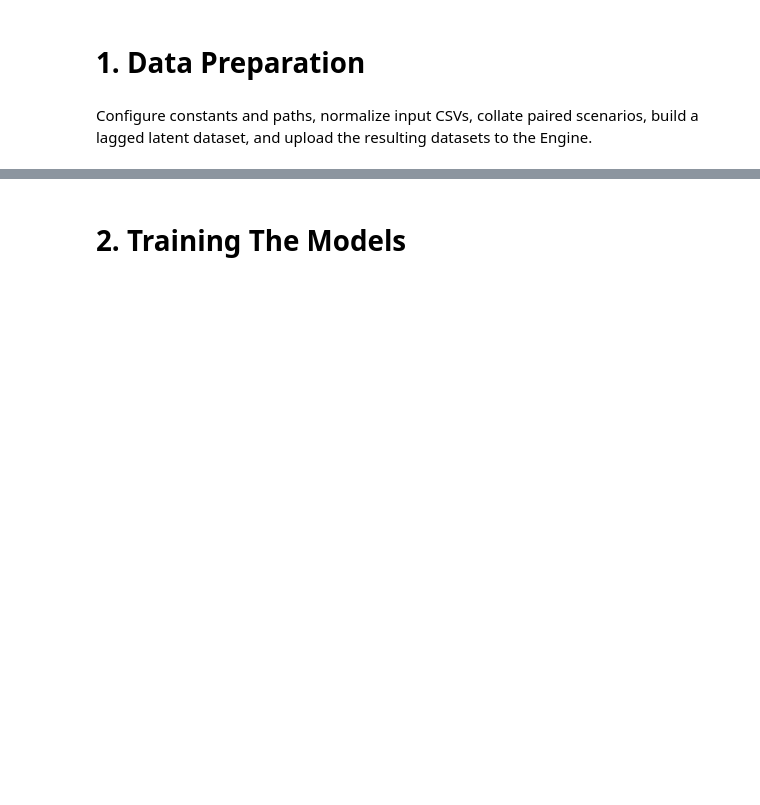
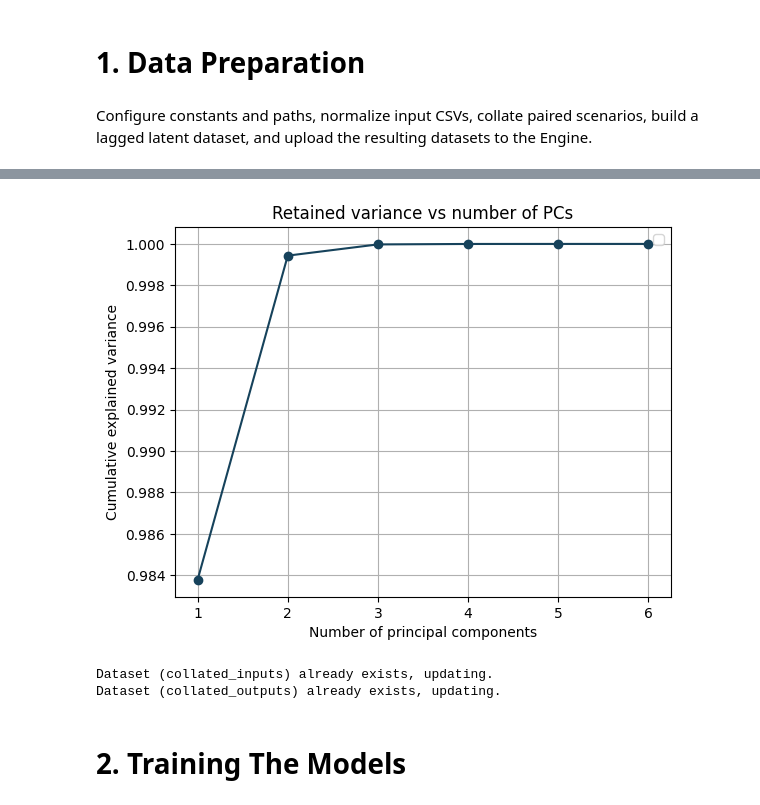
Before and after one commit to digiLab-ai/ukaea-sysuq-box, a Jupyter notebook: SysUQ.ipynb, the cells around one changed output, grey strips where cells are left out. Drawn from its saved outputs; the diff is of its cells as text; code cells hidden in the pictures; blank space fills up the shorter version.

```diff
--- a/SysUQ.ipynb
+++ b/SysUQ.ipynb
@@ -486,0 +516,14 @@ collated_outputs = pd.DataFrame(y, columns=y_cols)
+# %%
+# After fitting PCA
+ratios = pca.explained_variance_ratio_
+cum_var = np.cumsum(ratios)
+
+plt.figure()
+plt.plot(np.arange(1, len(cum_var) + 1), cum_var, marker="o", color=INDIGO)
+plt.xlabel("Number of principal components")
+plt.ylabel("Cumulative explained variance")
+plt.title("Retained variance vs number of PCs")
+plt.legend()
+plt.grid(True)
+plt.show()
+# %% [output]
@@ -487,3 +531,4 @@ collated_outputs = pd.DataFrame(y, columns=y_cols)
+[figure, added]
 # %%
 idx = collated_inputs.sample(n=n_retained_rows, random_state=42).index
 collated_inputs = collated_inputs.loc[idx]
@@ -498,18 +543,47 @@ collated_outputs = pd.read_csv(f"{data_directory}{os.sep}{output_filename}.csv")
 pca_matrix = pd.read_csv(f"{data_directory}{os.sep}{pca_filename}.csv")
 # %%
 # Upload the resources
-client.resources.upload(
-    project_id=client.projects.get_project_id_by_name(PROJECT_NAME),
-    name=input_filename,
-    resource_type="dataset",
-    file_path=f"{data_directory}{os.sep}{input_filename}.csv",
-)
-client.resources.upload(
-    project_id=client.projects.get_project_id_by_name(PROJECT_NAME),
-    name=output_filename,
-    resource_type="dataset",
-    file_path=f"{data_directory}{os.sep}{output_filename}.csv",
-)
+try:
+    client.resources.upload(
+        project_id=client.projects.get_project_id_by_name(PROJECT_NAME),
+        name=input_filename,
+        resource_type="dataset",
+        file_path=f"{data_directory}{os.sep}{input_filename}.csv",
+    )
+except Exception as e:
+    print(f"Dataset ({input_filename}) already exists, updating.")
+    client.resources.update(
+        project_id=client.projects.get_project_id_by_name(PROJECT_NAME),
+        resource_id=client.resources.get_resource_id_by_name(
+            project_id=client.projects.get_project_id_by_name(PROJECT_NAME),
+            name=input_filename,
+            resource_type="dataset"
+        ),
+        resource_type="dataset",
+        file_path=f"{data_directory}{os.sep}{input_filename}.csv",
+    )
+try:
+    client.resources.upload(
+        project_id=client.projects.get_project_id_by_name(PROJECT_NAME),
+        name=output_filename,
+        resource_type="dataset",
+        file_path=f"{data_directory}{os.sep}{output_filename}.csv",
+    )
+except Exception as e:
+    print(f"Dataset ({output_filename}) already exists, updating.")
+    client.resources.update(
+        project_id=client.projects.get_project_id_by_name(PROJECT_NAME),
+        resource_id=client.resources.get_resource_id_by_name(
+            project_id=client.projects.get_project_id_by_name(PROJECT_NAME),
+            name=output_filename,
+            resource_type="dataset"
+        ),
+        resource_type="dataset",
+        file_path=f"{data_directory}{os.sep}{output_filename}.csv",
+    )
+# %% [output]
+Dataset (collated_inputs) already exists, updating.
+Dataset (collated_outputs) already exists, updating.
 # %% [markdown]
 # 2. Training The Models
 # %% [markdown]
```
Also changed, not shown: parts of 25 cells of this notebook, 3 other files.
